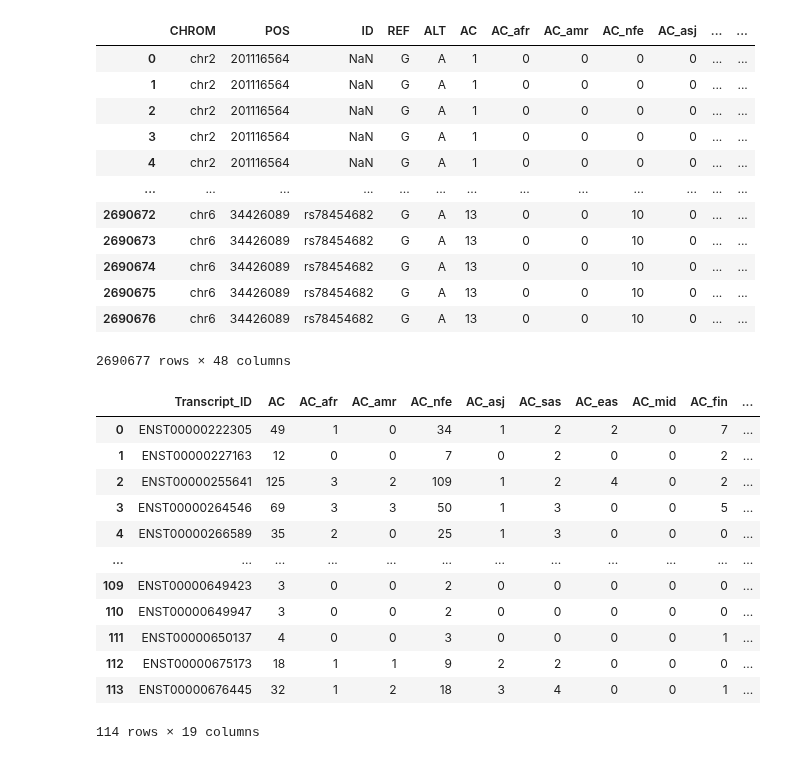
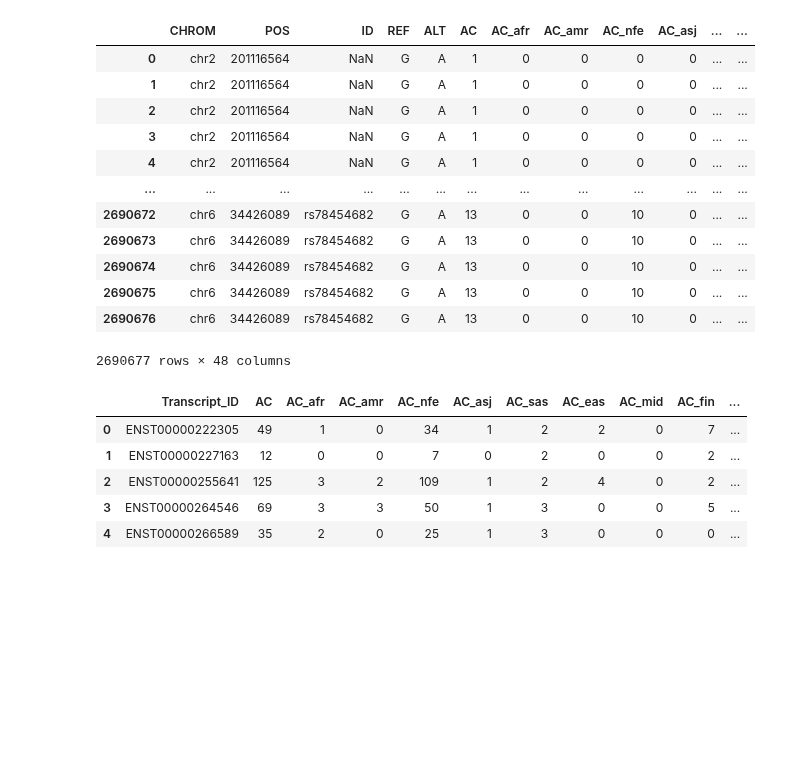
Before and after one commit to nastasia-iv/genvar, a Jupyter notebook: transcript_conservativity/code/all_genes_analysis.ipynb, the cells around one changed output. Saved outputs shown, nothing was run; the diff lists cells and outputs as text; code cells hidden in the pictures; blank space fills up the shorter version.

Commit message:
Update notebook after fixing data_processing_functions.py problem

```diff
--- a/transcript_conservativity/code/all_genes_analysis.ipynb
+++ b/transcript_conservativity/code/all_genes_analysis.ipynb
@@ -208,22 +208,14 @@ all_gene_dataframe
 # %%
 constraint_file = '/home/bioinf/gnomad-variants/raw_data/plof_metrics/gnomad.v4.1.constraint_metrics.tsv'
 expression_file = '../data/max_tissue_median_expr.tsv'
 final_transcipt_data = info_filtering(all_gene_dataframe, constraint_file, expression_file)
+final_transcipt_data.head()
+# %% [output]
+|  | Transcript_ID | AC | AC_afr | AC_amr | AC_nfe | AC_asj | AC_sas | AC_eas | AC_mid | AC_fin | ... |
+| 0 | ENST00000222305 | 49 | 1 | 0 | 34 | 1 | 2 | 2 | 0 | 7 | ... |
+| 1 | ENST00000227163 | 12 | 0 | 0 | 7 | 0 | 2 | 0 | 0 | 2 | ... |
+| 2 | ENST00000255641 | 125 | 3 | 2 | 109 | 1 | 2 | 4 | 0 | 2 | ... |
+| 3 | ENST00000264546 | 69 | 3 | 3 | 50 | 1 | 3 | 0 | 0 | 5 | ... |
+| 4 | ENST00000266589 | 35 | 2 | 0 | 25 | 1 | 3 | 0 | 0 | 0 | ... |
-# %%
-final_transcipt_data
-# %% [output]
-|  | Transcript_ID | AC | AC_afr | AC_amr | AC_nfe | AC_asj | AC_sas | AC_eas | AC_mid | AC_fin | ... |
-| 0 | ENST00000222305 | 49 | 1 | 0 | 34 | 1 | 2 | 2 | 0 | 7 | ... |
-| 1 | ENST00000227163 | 12 | 0 | 0 | 7 | 0 | 2 | 0 | 0 | 2 | ... |
-| 2 | ENST00000255641 | 125 | 3 | 2 | 109 | 1 | 2 | 4 | 0 | 2 | ... |
-| 3 | ENST00000264546 | 69 | 3 | 3 | 50 | 1 | 3 | 0 | 0 | 5 | ... |
-| 4 | ENST00000266589 | 35 | 2 | 0 | 25 | 1 | 3 | 0 | 0 | 0 | ... |
-| ... | ... | ... | ... | ... | ... | ... | ... | ... | ... | ... | ... |
-| 109 | ENST00000649423 | 3 | 0 | 0 | 2 | 0 | 0 | 0 | 0 | 0 | ... |
-| 110 | ENST00000649947 | 3 | 0 | 0 | 2 | 0 | 0 | 0 | 0 | 0 | ... |
-| 111 | ENST00000650137 | 4 | 0 | 0 | 3 | 0 | 0 | 0 | 0 | 1 | ... |
-| 112 | ENST00000675173 | 18 | 1 | 1 | 9 | 2 | 2 | 0 | 0 | 0 | ... |
-| 113 | ENST00000676445 | 32 | 1 | 2 | 18 | 3 | 4 | 0 | 0 | 1 | ... |
-114 rows × 19 columns
 # %%
 final_transcipt_data.to_csv('../data/example_genes_transcripts.tsv', sep='\t', index=False)
```
